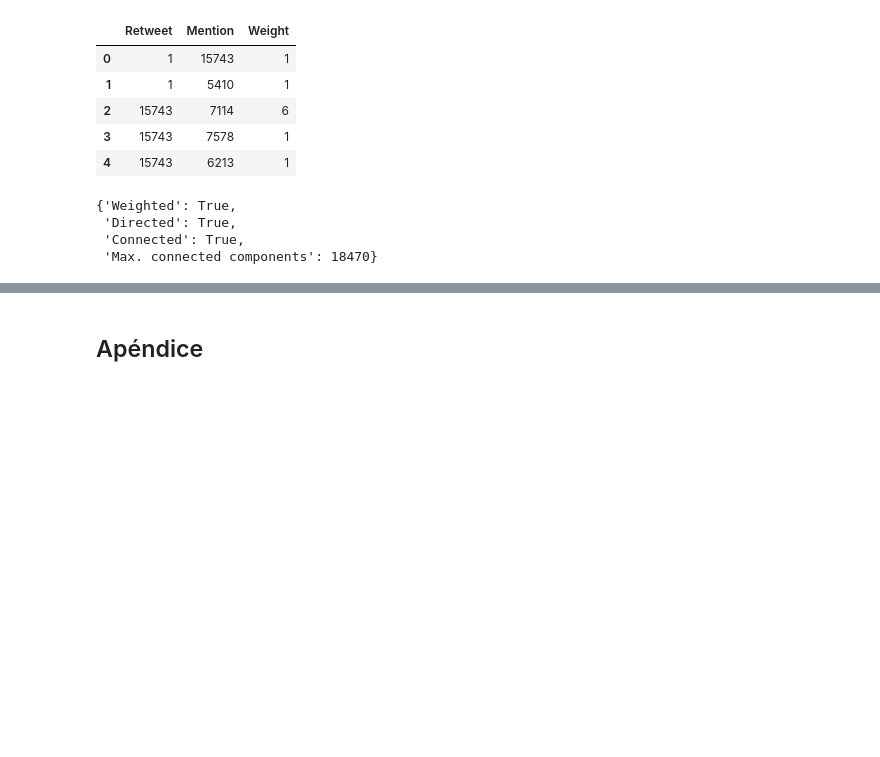
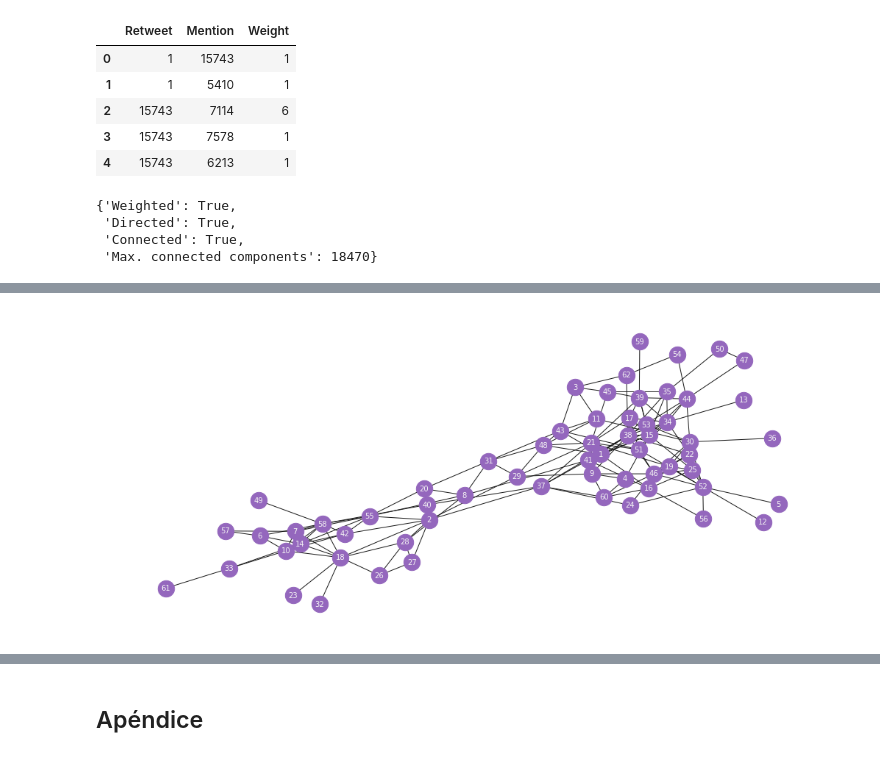
Before and after one commit to joshbrx/VoterModel_Network, a Jupyter notebook: Métricas, centralidades y manejo computacional de redes.ipynb, the cells around one changed output, grey strips where cells are left out. Saved outputs shown, nothing was run; the diff lists cells and outputs as text; code cells hidden in the pictures; blank space fills up the shorter version.

```diff
--- a/Métricas, centralidades y manejo computacional de redes.ipynb
+++ b/Métricas, centralidades y manejo computacional de redes.ipynb
@@ -539,0 +582,10 @@ analyse_graph(G3, dict_E3)
+# %%
+plt.figure(figsize=(14,6))
+options2 = {"edge_color": "0.1",  "node_size": 500, "alpha": 1,
+           "node_color": "tab:purple", "font_size": 10, "font_color":"whitesmoke"}
+
+pos = nx.spring_layout(G4, k=1, iterations=1000, threshold=0.0001, seed=555129314)
+nx.draw(G4, pos, with_labels=True, **options2)
+# nx.draw(G4, **options2)
+# %% [output]
+[figure, added]
```
Also changed, not shown: parts of 22 cells of this notebook.
